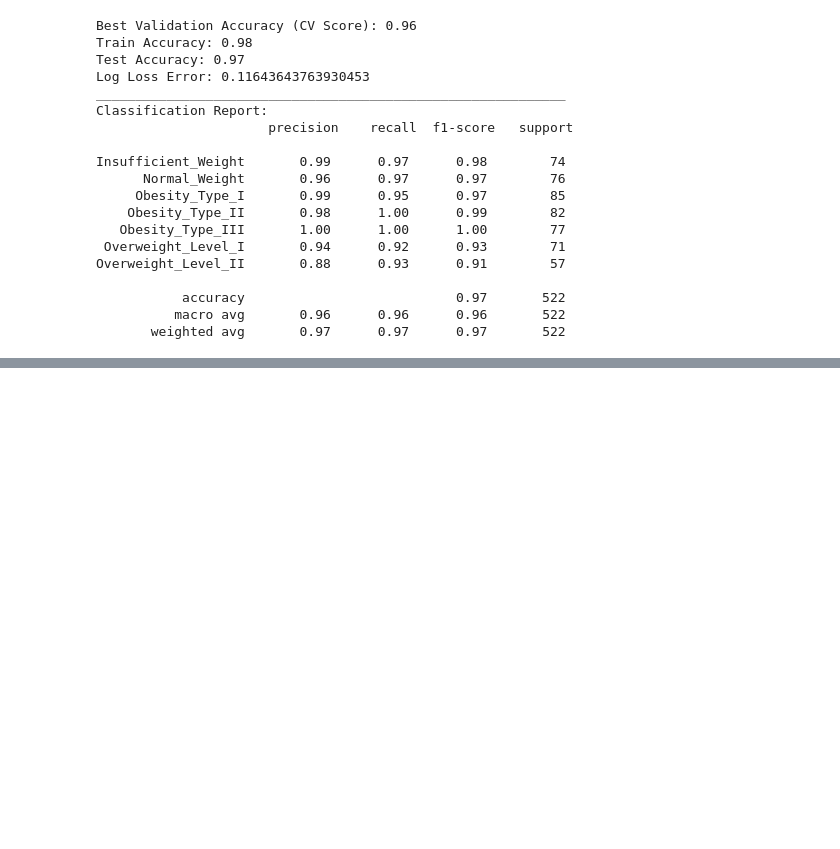
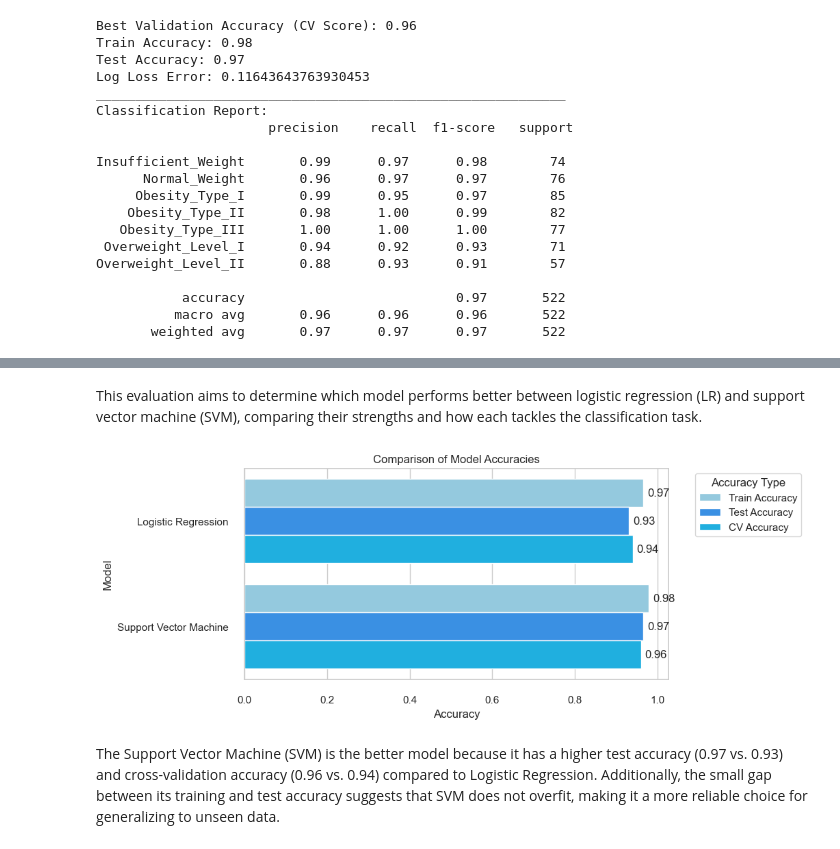
Before and after one commit to lamelkekana/Obesity_Prediction, a Jupyter notebook: obesity_prediction.ipynb, the cells around one changed output, grey strips where cells are left out. Drawn from its saved outputs; the diff is of its cells as text; code cells hidden in the pictures; blank space fills up the shorter version.

```diff
--- a/obesity_prediction.ipynb
+++ b/obesity_prediction.ipynb
@@ -823,14 +854,20 @@ best_svm_model = grid_search_svm.best_estimator_
 y_pred_svm = best_svm_model.predict(X_test_scaled)
 y_pred_prob_svm = best_svm_model.predict_proba(X_test_scaled)
 
+# Train and Test accuracy
+svm_cv_accuracy = grid_search_svm.best_score_
+svm_train_accuracy = best_svm_model.score(X_train_scaled, y_train)
+svm_test_accuracy = best_svm_model.score(X_test_scaled, y_test)
+svm_report = classification_report(y_test, y_pred_svm, target_names=target_names)
+
 # Print metrics scores
-print(f"Best Validation Accuracy (CV Score): {grid_search_svm.best_score_:.2f}")
-print(f"Train Accuracy: {best_svm_model.score(X_train_scaled, y_train):.2}")
-print(f"Test Accuracy: {best_svm_model.score(X_test_scaled, y_test):.2f}")
+print(f"Best Validation Accuracy (CV Score): {svm_cv_accuracy:.2f}")
+print(f"Train Accuracy: {svm_train_accuracy:.2f}")
+print(f"Test Accuracy: {svm_test_accuracy:.2f}")
 print(f"Log Loss Error: {log_loss(y_test,y_pred_prob_svm)}")
 print("_"*60)
 
-print("Classification Report:\n", classification_report(y_test, y_pred_svm, target_names=target_names))
+print("Classification Report:\n", svm_report)
 # %% [output]
 Best Validation Accuracy (CV Score): 0.96
 Train Accuracy: 0.98
@@ -853,0 +901,49 @@ Overweight_Level_II       0.88      0.93      0.91        57
+# %% [markdown]
+This evaluation aims to determine which model performs better between logistic regression (LR) and support vector machine (SVM), comparing their strengths and how each tackles the classification task.
+# %%
+# Set the seaborn style
+sns.set(style="whitegrid")
+
+# transform the evaluation data to a dictionary
+data = {
+    'Model': ['Logistic Regression', 'Support Vector Machine'],
+    'Train Accuracy': [lr_train_accuracy, svm_train_accuracy],
+    'Test Accuracy': [lr_test_accuracy, svm_test_accuracy],
+    'CV Accuracy': [lr_cv_accuracy, svm_cv_accuracy]
+}
+
+# Convert the dictionary into a DataFrame
+df_evaluation = pd.DataFrame(data)
+
+# Reshape the DataFrame for plotting
+df_melted = df_evaluation.melt(id_vars='Model', var_name='Accuracy Type', value_name='Accuracy')
+
+# Define the custom color
+custom_colors = ['skyblue', 'dodgerblue', 'deepskyblue']
+
+# Create the horizontal side-by-side bar plot with custom colors
+plt.figure(figsize=(8, 4))
+ax = sns.barplot(data=df_melted, y='Model', x='Accuracy', hue='Accuracy Type', dodge=True, orient='h', palette=custom_colors)
+
+# Add labels and title
+plt.title('Comparison of Model Accuracies')
+plt.xlabel('Accuracy')
+plt.ylabel('Model')
+
+# Display the accuracy values only outside the bars
+for p in ax.patches:
+    width = p.get_width()
+    y_position = p.get_y() + p.get_height() / 2
+    # Only display values outside the bars
+    if width > 0:
+        ax.text(width + 0.01, y_position, f'{width:.2f}', ha='left', va='center', fontsize=12)
+
+# Move the legend outside the plot
+plt.legend(title='Accuracy Type', bbox_to_anchor=(1.05, 1), loc='upper left')
+
+# Display the plot
+plt.show()
+# %% [output]
+[figure, added]
+# %% [markdown]
+The Support Vector Machine (SVM) is the better model because it has a higher test accuracy (0.97 vs. 0.93) and cross-validation accuracy (0.96 vs. 0.94) compared to Logistic Regression. Additionally, the small gap between its training and test accuracy suggests that SVM does not overfit, making it a more reliable choice for generalizing to unseen data.
```
Also changed, not shown: parts of 16 cells of this notebook.
